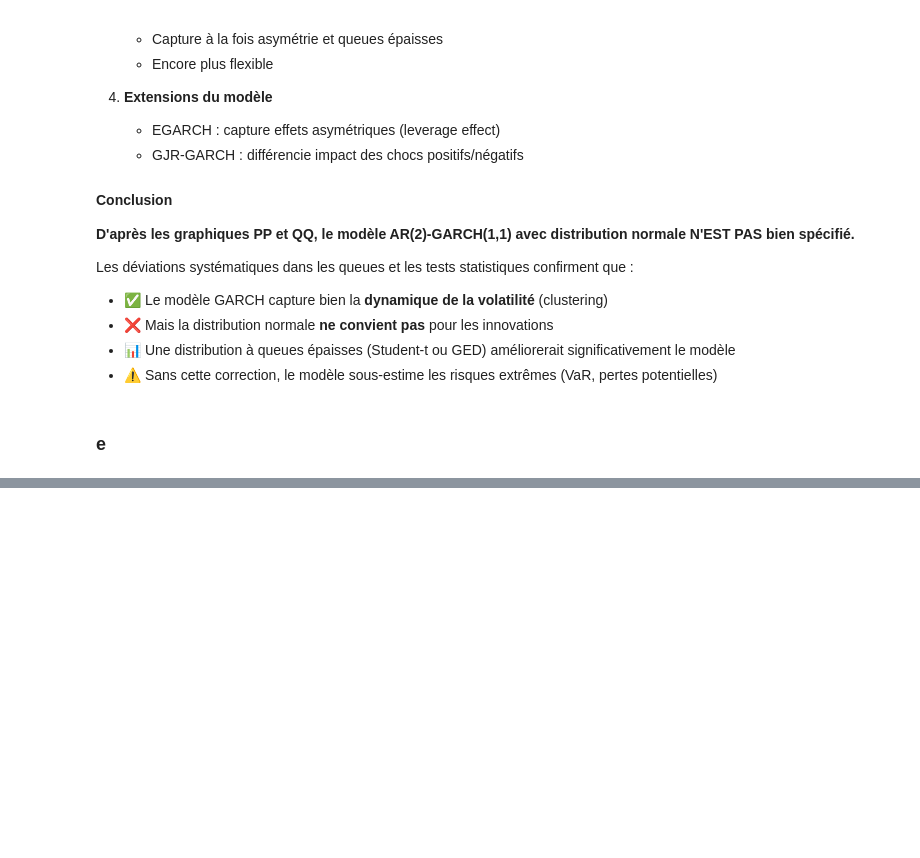
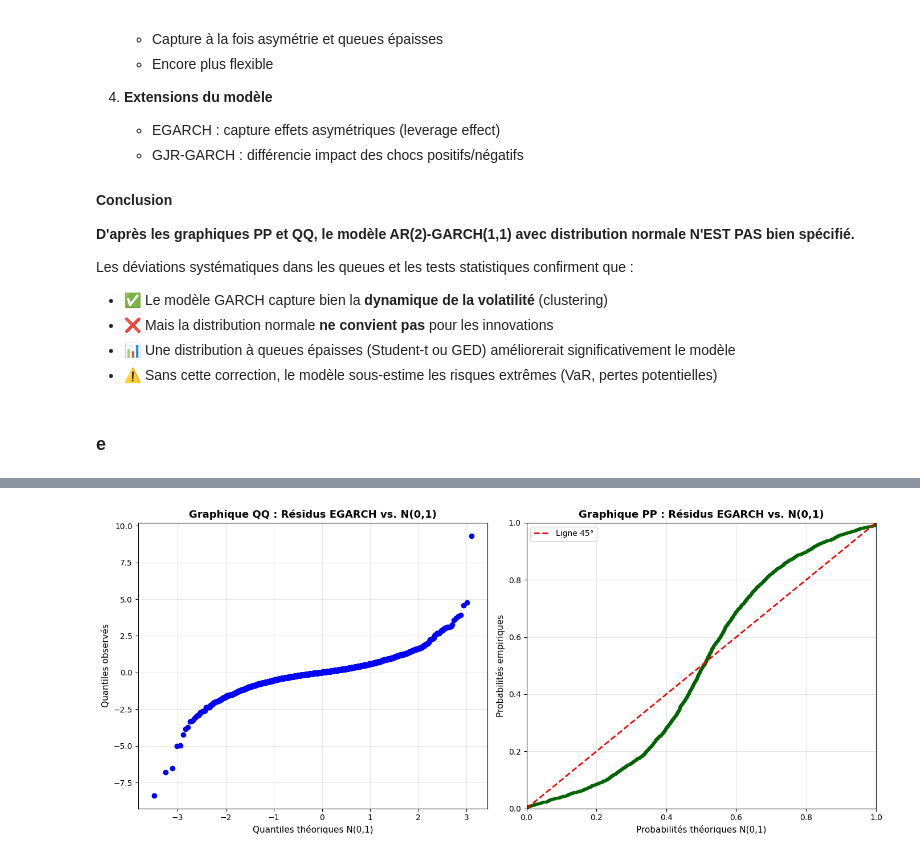
Before and after one commit to Lilas-Bertot/EXAMEN-FINAL, a Jupyter notebook: Examen Final.ipynb, the cells around one changed output, grey strips where cells are left out. Drawn from its saved outputs; the diff is of its cells as text; code cells hidden in the pictures; blank space fills up the shorter version.

```diff
--- a/Examen Final.ipynb
+++ b/Examen Final.ipynb
@@ -680,0 +908,74 @@ Les déviations systématiques dans les queues et les tests statistiques confirm
+# %%
+# Extraction des résidus standardisés du modèle EGARCH
+standardized_residuals_egarch = results_egarch.std_resid
+
+# Graphiques PP et QQ pour le modèle EGARCH
+fig, axes = plt.subplots(1, 2, figsize=(14, 6))
+
+# 1. Graphique QQ (Quantile-Quantile)
+stats.probplot(standardized_residuals_egarch, dist="norm", plot=axes[0])
+axes[0].set_title('Graphique QQ : Résidus EGARCH vs. N(0,1)', fontsize=13, fontweight='bold')
+axes[0].set_xlabel('Quantiles théoriques N(0,1)', fontsize=11)
+axes[0].set_ylabel('Quantiles observés', fontsize=11)
+axes[0].grid(True, alpha=0.3)
+
+# 2. Graphique PP (Probability-Probability)
+sorted_residuals_egarch = np.sort(standardized_residuals_egarch)
+n_egarch = len(sorted_residuals_egarch)
+empirical_probs_egarch = (np.arange(1, n_egarch + 1) - 0.5) / n_egarch
+theoretical_probs_egarch = stats.norm.cdf(sorted_residuals_egarch)
+
+axes[1].plot(theoretical_probs_egarch, empirical_probs_egarch, 'o', markersize=3, alpha=0.5, color='darkgreen')
+axes[1].plot([0, 1], [0, 1], 'r--', linewidth=2, label='Ligne 45°')
+axes[1].set_title('Graphique PP : Résidus EGARCH vs. N(0,1)', fontsize=13, fontweight='bold')
+axes[1].set_xlabel('Probabilités théoriques N(0,1)', fontsize=11)
+axes[1].set_ylabel('Probabilités empiriques', fontsize=11)
+axes[1].grid(True, alpha=0.3)
+axes[1].legend()
+axes[1].set_xlim([0, 1])
+axes[1].set_ylim([0, 1])
+
+plt.tight_layout()
+plt.show()
+
+# Statistiques descriptives et tests de normalité
+print("\n" + "="*90)
+print("Statistiques descriptives des résidus standardisés EGARCH")
+print("="*90)
+print(standardized_residuals_egarch.describe())
+
+print(f"\nSkewness: {standardized_residuals_egarch.skew():.4f}")
+print(f"Kurtosis: {standardized_residuals_egarch.kurtosis():.4f}")
+
+print(f"\n|z| > 2: {(np.abs(standardized_residuals_egarch) > 2).sum()} ({100*(np.abs(standardized_residuals_egarch) > 2).sum()/len(standardized_residuals_egarch):.2f}%) - Attendu: ~5%")
+print(f"|z| > 3: {(np.abs(standardized_residuals_egarch) > 3).sum()} ({100*(np.abs(standardized_residuals_egarch) > 3).sum()/len(standardized_residuals_egarch):.2f}%) - Attendu: ~0.3%")
+
+# Tests de normalité (avec gestion des valeurs manquantes)
+# Note: Les résidus proviennent d'un modèle Student-t, donc ils ne sont pas parfaitement N(0,1)
+residuals_clean = standardized_residuals_egarch.dropna()
+
+if len(residuals_clean) > 0:
+    jb_stat_e, jb_pvalue_e = jarque_bera(residuals_clean)
+    ks_stat_e, ks_pvalue_e = kstest(residuals_clean, 'norm')
+
+    print("\n" + "="*90)
+    print("Tests de normalité (comparaison avec N(0,1))")
+    print("="*90)
+    print(f"\nJarque-Bera:        Stat = {jb_stat_e:.4f}, p = {jb_pvalue_e:.6f}")
+
+    if len(residuals_clean) <= 5000:
+        sw_stat_e, sw_pvalue_e = shapiro(residuals_clean)
+        print(f"Shapiro-Wilk:       Stat = {sw_stat_e:.4f}, p = {sw_pvalue_e:.6f}")
+
+    print(f"Kolmogorov-Smirnov: Stat = {ks_stat_e:.4f}, p = {ks_pvalue_e:.6f}")
+
+    print("\n" + "-"*90)
+    print("Note: Ces tests comparent avec N(0,1). Des p-values faibles sont attendues")
+    print("      car le modèle utilise une distribution Student-t (queues plus épaisses).")
+    print("="*90)
+else:
+    print("\n" + "="*90)
+    print("Erreur: Résidus standardisés contiennent des valeurs manquantes")
+    print("="*90)
+# %% [output]
+[figure, added]
```
Also changed, not shown: parts of 10 cells of this notebook.
